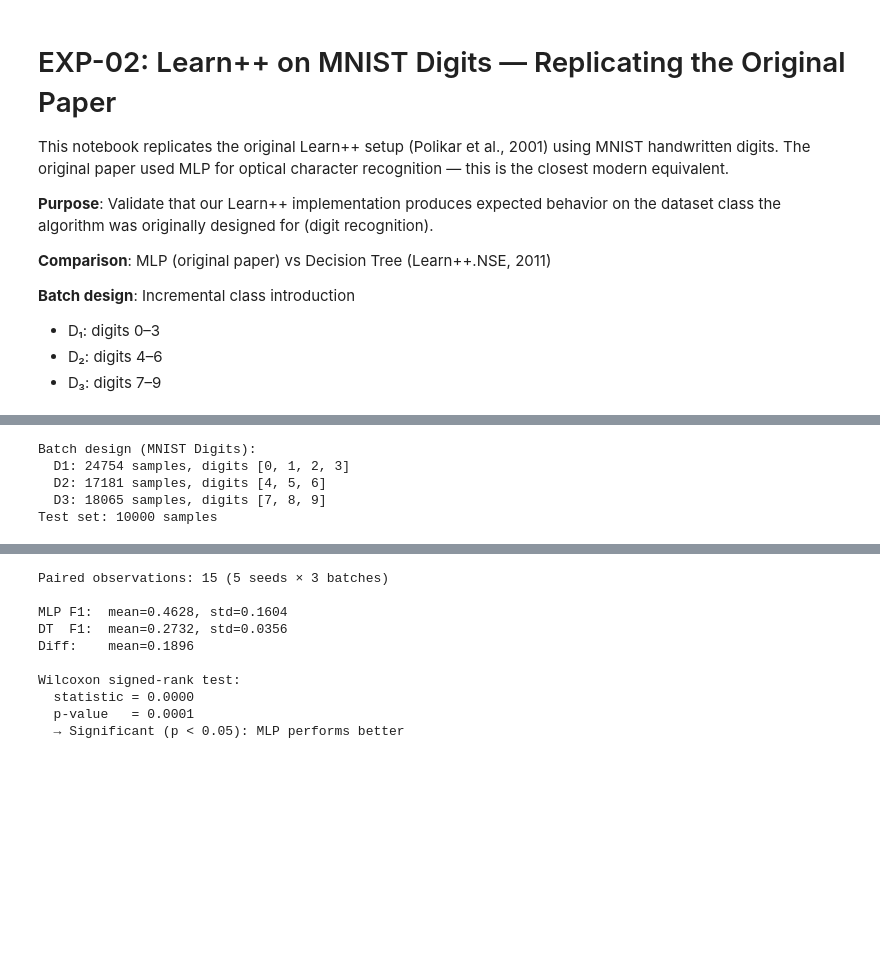
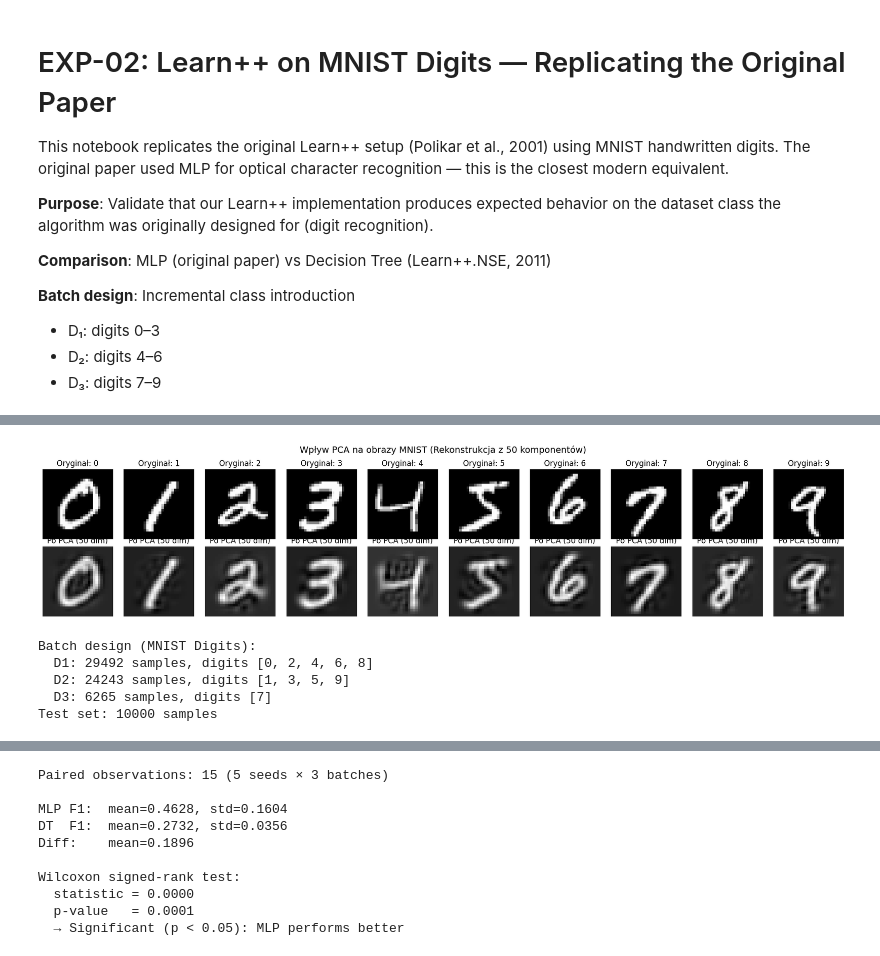
Before and after one commit to magda1231/ML_project, a Jupyter notebook: notebooks/02_learnpp_mnist_digits.ipynb, the cells around one changed output, grey strips where cells are left out. Drawn from its saved outputs; the diff is of its cells as text; code cells hidden in the pictures; blank space fills up the shorter version.

```diff
--- a/notebooks/02_learnpp_mnist_digits.ipynb
+++ b/notebooks/02_learnpp_mnist_digits.ipynb
@@ -268,0 +324,34 @@ Applying PCA: 784 → 50 dimensions...
+# %%
+import matplotlib.pyplot as plt
+
+# Skalujemy oryginalne dane treningowe tak samo, jak zrobiłeś to wcześniej
+X_oryginalne = X_train_raw / 255.0
+
+# Wybieramy po jednej próbce dla każdej z 10 klas z oryginalnych danych
+przyklady_idx = [np.where(y_train_raw == klasa)[0][0] for klasa in range(10)]
+
+# Rekonstruujemy obrazy używając naszego modelu PCA (odwracamy z 50 do 784 wymiarów)
+X_po_pca = pca.transform(X_oryginalne[przyklady_idx]) # Najpierw rzutujemy na 50 wymiarów
+X_zrekonstruowane = pca.inverse_transform(X_po_pca)   # Potem wracamy do 784 wymiarów
+
+# Rysujemy porównanie
+fig, axes = plt.subplots(2, 10, figsize=(18, 4))
+
+for i, class_idx in enumerate(range(10)):
+    # Górny wiersz: Oryginał (28x28)
+    img_oryginal = X_oryginalne[przyklady_idx[i]].reshape(28, 28)
+    axes[0, i].imshow(img_oryginal, cmap='gray')
+    axes[0, i].axis('off')
+    axes[0, i].set_title(f"Oryginał: {class_idx}")
+
+    # Dolny wiersz: Rekonstrukcja po PCA (28x28)
+    img_zrekonstruowany = X_zrekonstruowane[i].reshape(28, 28)
+    axes[1, i].imshow(img_zrekonstruowany, cmap='gray')
+    axes[1, i].axis('off')
+    axes[1, i].set_title("Po PCA (50 dim)")
+
+plt.suptitle("Wpływ PCA na obrazy MNIST (Rekonstrukcja z 50 komponentów)", fontsize=14)
+plt.tight_layout()
+plt.show()
+# %% [output]
+[figure, added]
@@ -271,8 +377,8 @@ Applying PCA: 784 → 50 dimensions...
 X_train_all, y_train_all = X_mnist[:60000], y_mnist[:60000]
 X_test_all, y_test_all = X_mnist[60000:], y_mnist[60000:]
 
-# D1: digits 0-3, D2: digits 4-6, D3: digits 7-9
-batch_classes = [[0, 1, 2, 3], [4, 5, 6], [7, 8, 9]]
+# D1: digits 0, 2, 4, 6, 8 D2 digits 1, 3, 5, 9 D3 digit 7
+batch_classes = [[0, 2, 4, 6, 8], [1, 3, 5, 9], [7]]
 
 batches_mnist = []
 for classes in batch_classes:
@@ -285,9 +391,9 @@ for i, (X_b, y_b) in enumerate(batches_mnist, 1):
 print(f"Test set: {len(X_test_all)} samples")
 # %% [output]
 Batch design (MNIST Digits):
-  D1: 24754 samples, digits [0, 1, 2, 3]
-  D2: 17181 samples, digits [4, 5, 6]
-  D3: 18065 samples, digits [7, 8, 9]
+  D1: 29492 samples, digits [0, 2, 4, 6, 8]
+  D2: 24243 samples, digits [1, 3, 5, 9]
+  D3: 6265 samples, digits [7]
 Test set: 10000 samples
 # %%
 # --- Experiment runner (same as notebook 01) ---
```
Also changed, not shown: parts of 24 cells of this notebook.
